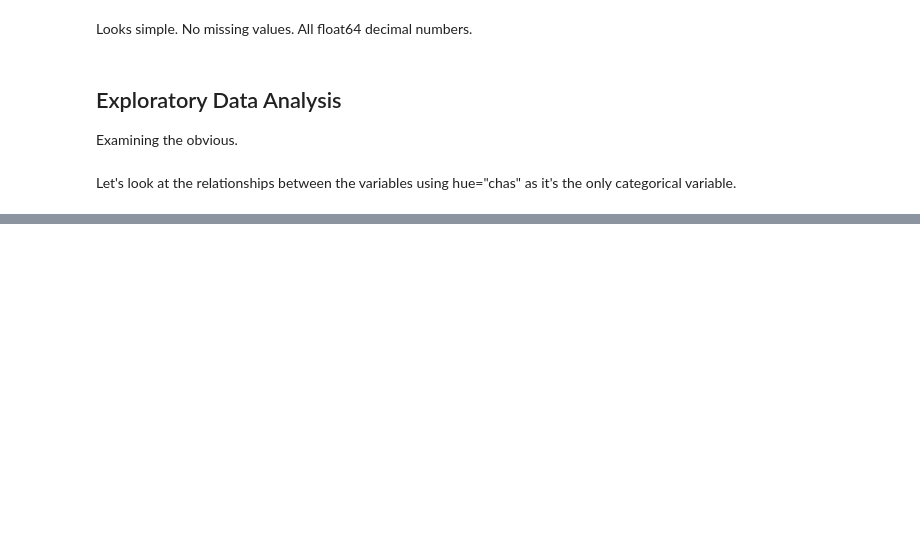
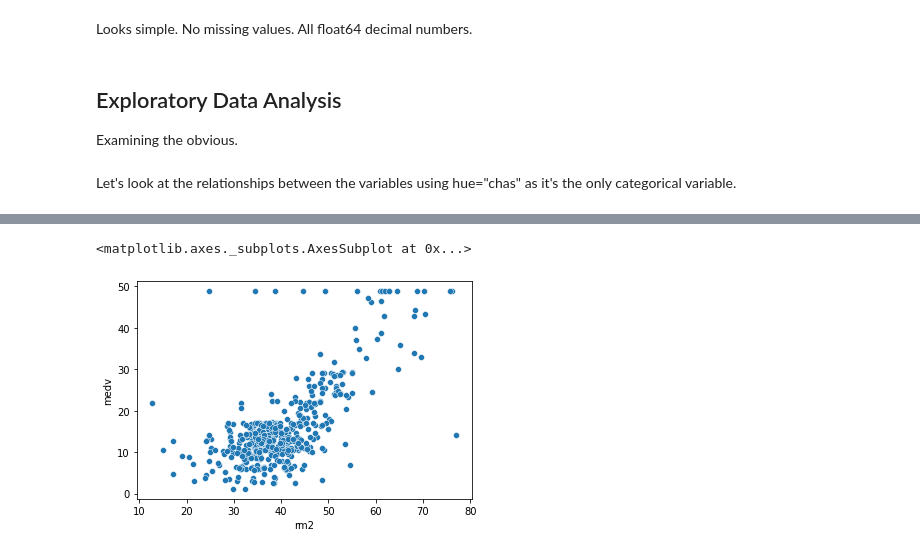
Before and after one commit to JacksonKerr/LinearRegression, a Jupyter notebook: Assignment.ipynb, the cells around one changed output, grey strips where cells are left out. Drawn from its saved outputs; the diff is of its cells as text; code cells hidden in the pictures; blank space fills up the shorter version.

```diff
--- a/Assignment.ipynb
+++ b/Assignment.ipynb
@@ -126,0 +136,10 @@ Some notes:
+# %%
+# Remove RM and replace with RM2 = RM²
+if "rm" in bost.columns:
+  bost.insert(2, "rm2", bost["rm"].copy()**2, True)
+  bost = bost.drop(['rm'], axis=1)
+
+sns.scatterplot(x=bost["rm2"], y=bost["medv"])
+# %% [output]
+<matplotlib.axes._subplots.AxesSubplot at 0x...>
+[figure, added]
```
Also changed, not shown: parts of 44 cells of this notebook.
